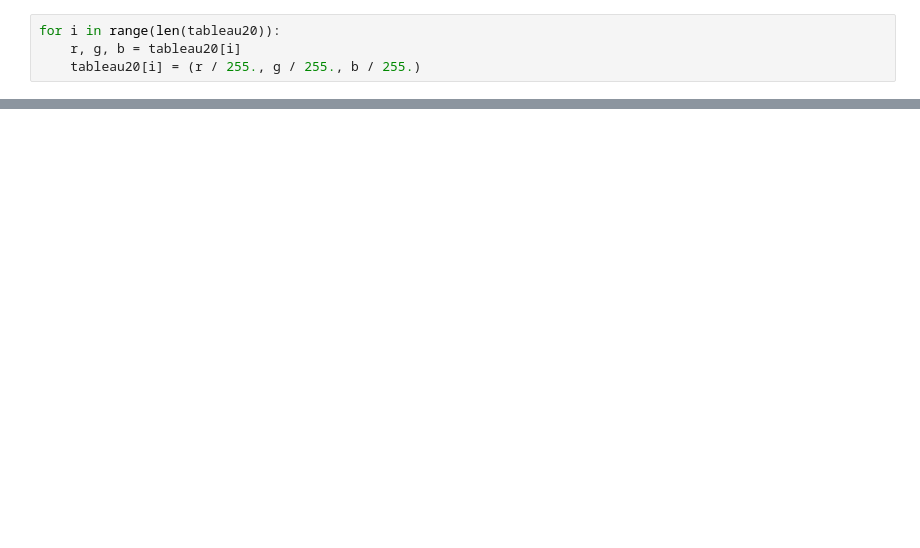
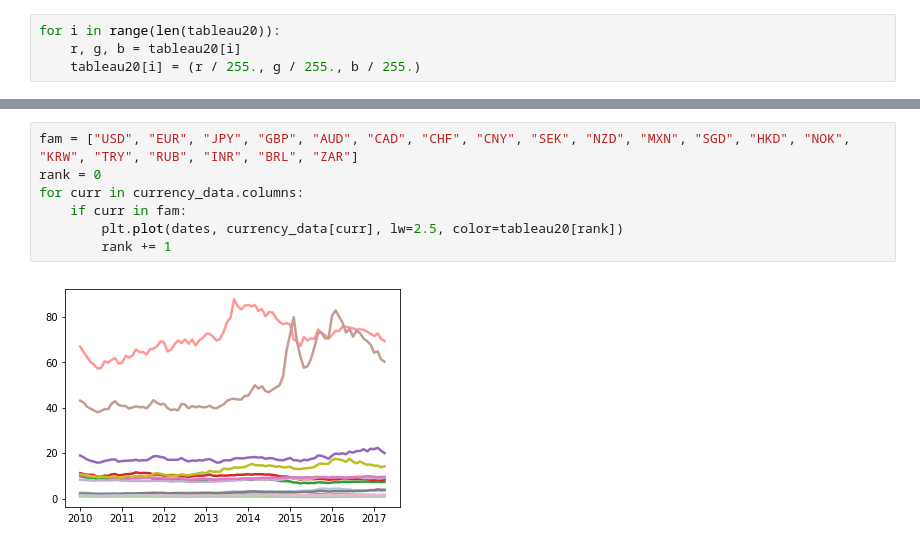
Before and after one commit to kamranazmat/UCD-Data-Science-in-Python, a Jupyter notebook: Assignment 1/16204691_assignment1.ipynb, the cells around one changed output, grey strips where cells are left out. Cells and saved outputs as stored; diff of their text form; blank space fills up the shorter version.

```diff
--- a/Assignment 1/16204691_assignment1.ipynb
+++ b/Assignment 1/16204691_assignment1.ipynb
@@ -176,0 +124,9 @@ plt.figure(figsize=(12, 14))
+# %%
+fam = ["USD", "EUR", "JPY", "GBP", "AUD", "CAD", "CHF", "CNY", "SEK", "NZD", "MXN", "SGD", "HKD", "NOK", "KRW", "TRY", "RUB", "INR", "BRL", "ZAR"]
+rank = 0
+for curr in currency_data.columns:
+    if curr in fam:
+        plt.plot(dates, currency_data[curr], lw=2.5, color=tableau20[rank])
+        rank += 1
+# %% [output]
+[figure, added]
```
Also changed, not shown: parts of 16 cells of this notebook.
